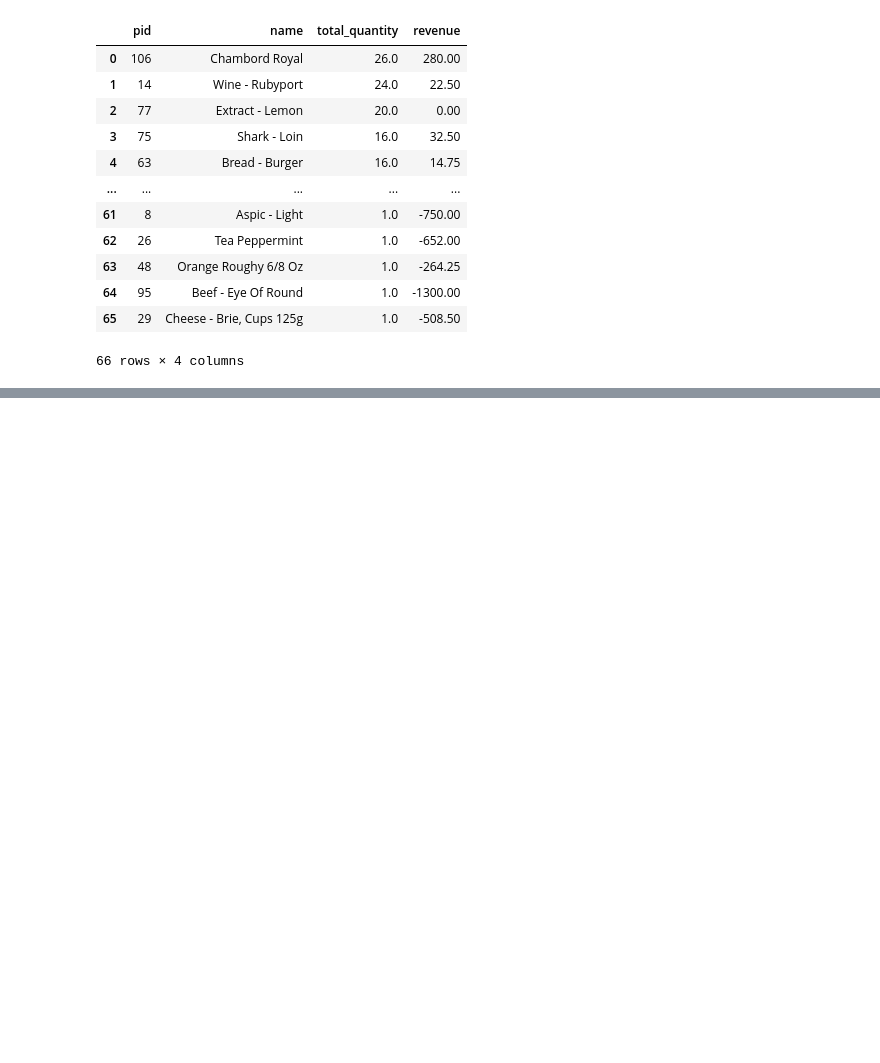
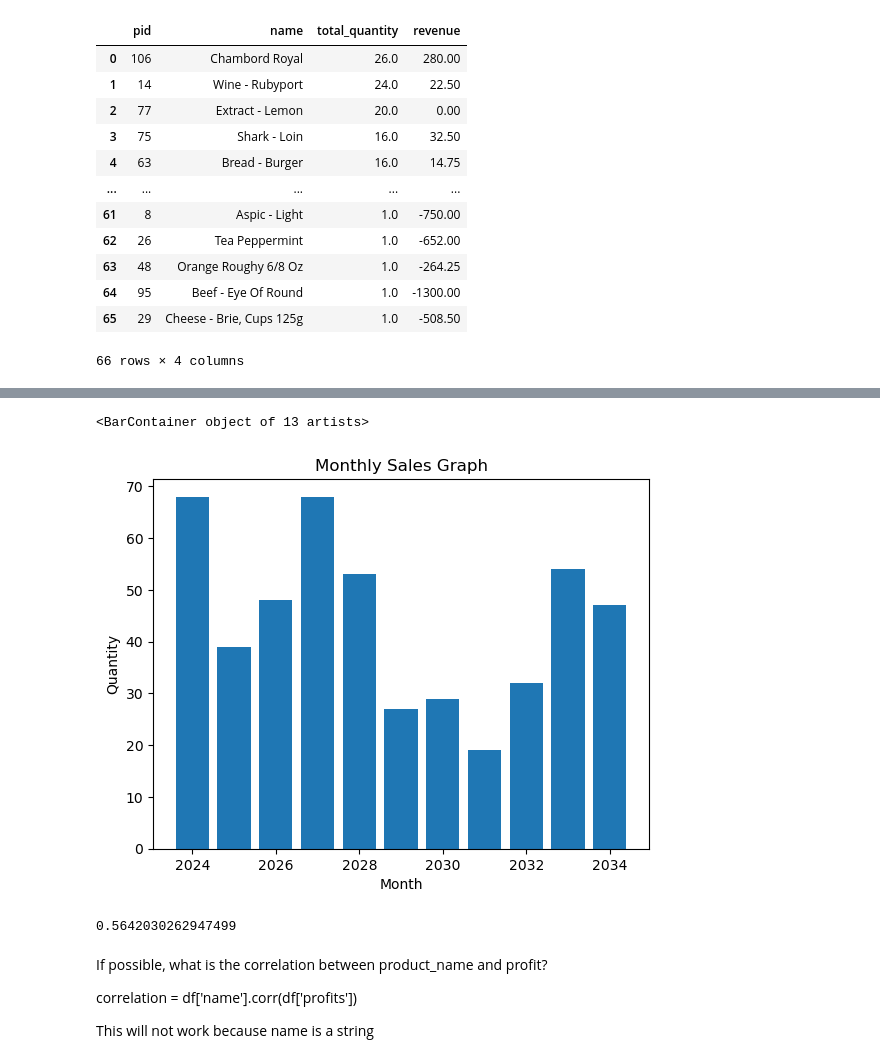
Before and after one commit to paulKinyua/Data-Science, a Jupyter notebook: task1_revised.py.ipynb, the cells around one changed output, grey strips where cells are left out. Cells and saved outputs as stored; diff of their text form; code cells hidden in the pictures; blank space fills up the shorter version.

```diff
--- a/task1_revised.py.ipynb
+++ b/task1_revised.py.ipynb
@@ -188,0 +212,23 @@ month_sales_df
+# %%
+# Adding labels and title
+plt.xlabel('Month')
+plt.ylabel('Quantity')
+plt.title('Monthly Sales Graph')
+
+# graph the monthly sales
+plt.bar(month_sales_df['month'] + month_sales_df['year'], month_sales_df['total_quantity'])
+# %% [output]
+<BarContainer object of 13 artists>
+[figure, added]
+# %%
+# Calculate the correlation between buying_price and profit
+correlation = df['buying_price'].corr(df['profits'])
+correlation
+# %% [output]
+0.5642030262947499
+# %% [markdown]
+If possible, what is the correlation between product_name and profit?
+
+correlation = df['name'].corr(df['profits'])
+
+This will not work because name is a string
```
Also changed, not shown: parts of 11 cells of this notebook, 1 other file.
